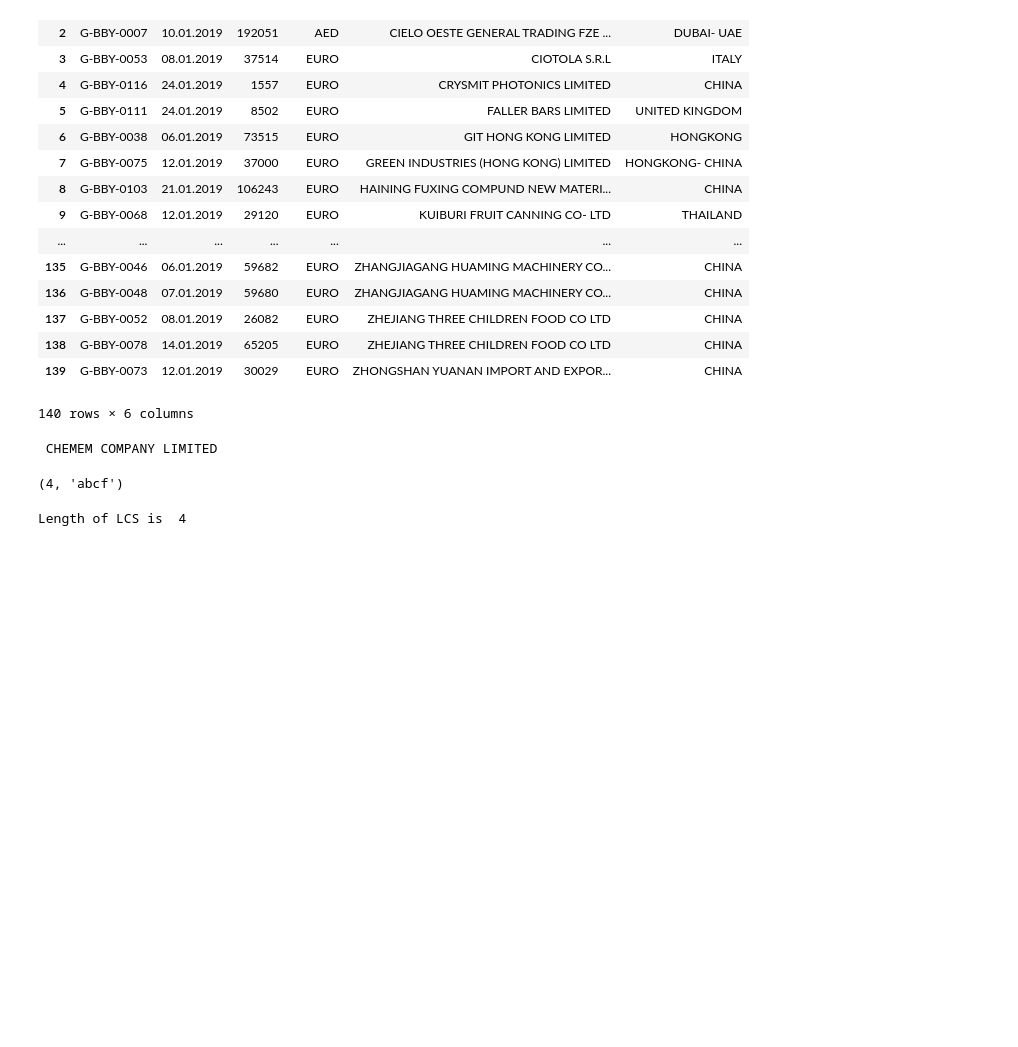
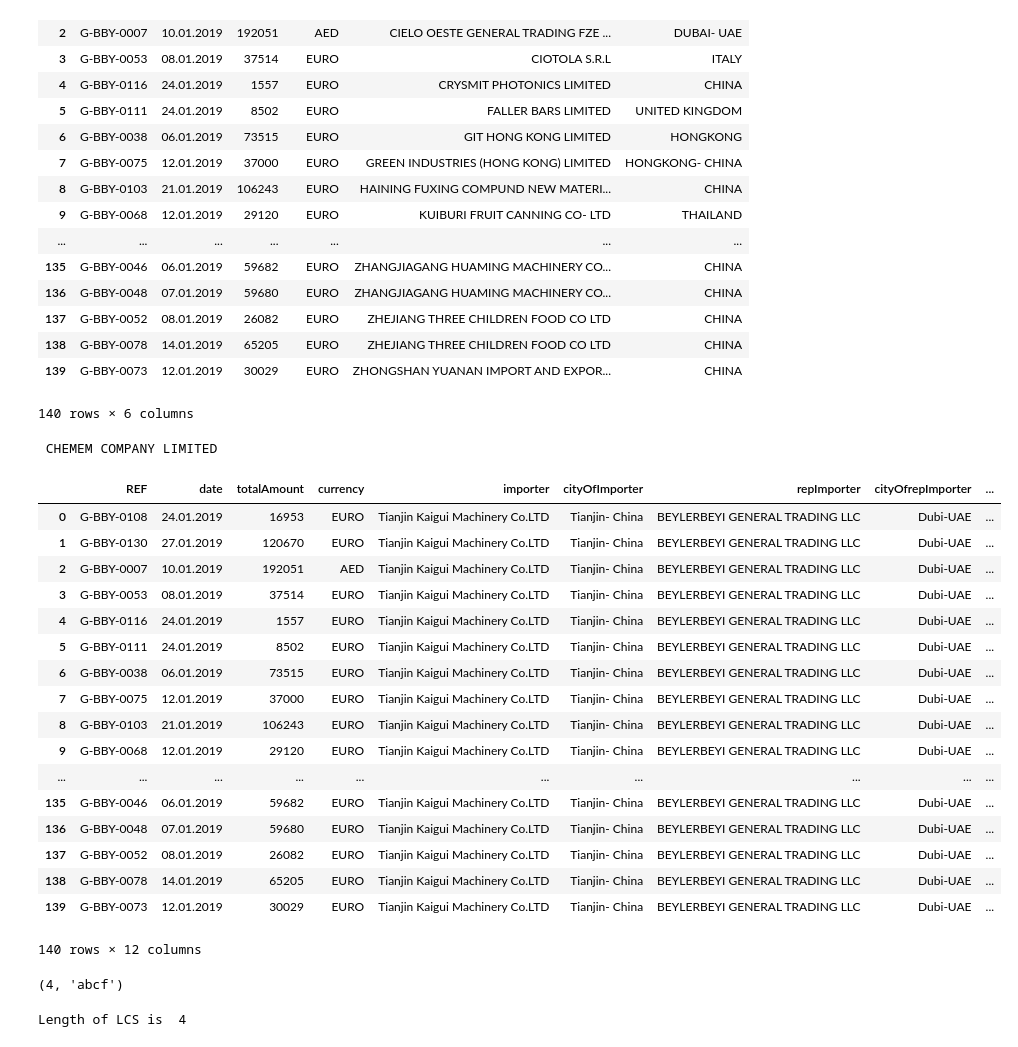
Before and after one commit to aminkhod/Abacas-transaction, a Jupyter notebook: trancript.ipynb, the cells around one changed output. Cells and saved outputs as stored; diff of their text form; code cells hidden in the pictures; blank space fills up the shorter version.

```diff
--- a/trancript.ipynb
+++ b/trancript.ipynb
@@ -141,36 +141,55 @@ print(track.loc[1, 'exporter/repExporter'])
 # %%
 #,ORIGIN,LO,DIS,INWORDS,DIS1,QTY1,UNIT1,UNITPRICE1,TOTAL1,DIS2,QTY2,UNIT2,UNITPRICE2,TOTAL2,businessType, amountInWord
 # REF, Date,IMPORTER,CTOFIM,REPPOFIM,CTOFREPOFIM,REPOFEXPORTER,CTOFREPOFEXPORTER,EXPORTER,CTOFEX,TOTALAMOUNT,Currency
-repOrMainCo = [True if ('UAE' in str(x)) else False for x in track['country']]# All type of uae
+repOrMainCo = [True if (('UAE' in str(x))or('uae' in str(x))or('U.A.E' in str(x))or('u.a.e' in str(x))) else False for x in track['country']]# All type of uae
 repExporter = []
 cityOfRepExporter = []
 exporter = []
 cityOfExporter = []
 for i in range(len(repOrMainCo)):
     if repOrMainCo[i]:
         repExporter.append(str(track.loc[i, 'exporter/repExporter']))
         cityOfRepExporter.append(str(track.loc[i, 'country']))
     else:
         repExporter.append('')
         cityOfRepExporter.append('')
 #         print(repExporter[i] , str(track.loc[i, 'exporter/repExporter']))
     if not (repOrMainCo[i]):
         exporter.append(str(track.loc[i, 'exporter/repExporter']))
         cityOfExporter.append(str(track.loc[i, 'country']))
     else:
         exporter.append('')
         cityOfExporter.append('')
 repExporter = list(repExporter)
 exporter = list(exporter)
 
 importer = np.full(len(track['refrence']),'Tianjin Kaigui Machinery Co.LTD')
 repImporter = np.full(len(track['refrence']),'BEYLERBEYI GENERAL TRADING LLC')
 cityOfImporter = np.full(len(track['refrence']),'Tianjin- China')
 cityOfrepImporter = np.full(len(track['refrence']),'Dubi-UAE')
 forPO = []
 forPO = pd.DataFrame()
 forPO['REF'],forPO['date'],forPO['totalAmount'],forPO['currency'],forPO['importer'],forPO['cityOfImporter'],forPO['repImporter'],forPO['cityOfrepImporter'],forPO['exporter'],forPO['cityOfExporter'],forPO['repExporter'],forPO['cityOfRepExporter'] = track['refrence'], track['date'],track['amount'],track['currency'],importer,cityOfImporter,repImporter,cityOfrepImporter,exporter,cityOfExporter,repExporter,cityOfRepExporter
 forPO
+# %% [output]
+|  | REF | date | totalAmount | currency | importer | cityOfImporter | repImporter | cityOfrepImporter | ... |
+| 0 | G-BBY-0108 | 24.01.2019 | 16953 | EURO | Tianjin Kaigui Machinery Co.LTD | Tianjin- China | BEYLERBEYI GENERAL TRADING LLC | Dubi-UAE | ... |
+| 1 | G-BBY-0130 | 27.01.2019 | 120670 | EURO | Tianjin Kaigui Machinery Co.LTD | Tianjin- China | BEYLERBEYI GENERAL TRADING LLC | Dubi-UAE | ... |
+| 2 | G-BBY-0007 | 10.01.2019 | 192051 | AED | Tianjin Kaigui Machinery Co.LTD | Tianjin- China | BEYLERBEYI GENERAL TRADING LLC | Dubi-UAE | ... |
+| 3 | G-BBY-0053 | 08.01.2019 | 37514 | EURO | Tianjin Kaigui Machinery Co.LTD | Tianjin- China | BEYLERBEYI GENERAL TRADING LLC | Dubi-UAE | ... |
+| 4 | G-BBY-0116 | 24.01.2019 | 1557 | EURO | Tianjin Kaigui Machinery Co.LTD | Tianjin- China | BEYLERBEYI GENERAL TRADING LLC | Dubi-UAE | ... |
+| 5 | G-BBY-0111 | 24.01.2019 | 8502 | EURO | Tianjin Kaigui Machinery Co.LTD | Tianjin- China | BEYLERBEYI GENERAL TRADING LLC | Dubi-UAE | ... |
+| 6 | G-BBY-0038 | 06.01.2019 | 73515 | EURO | Tianjin Kaigui Machinery Co.LTD | Tianjin- China | BEYLERBEYI GENERAL TRADING LLC | Dubi-UAE | ... |
+| 7 | G-BBY-0075 | 12.01.2019 | 37000 | EURO | Tianjin Kaigui Machinery Co.LTD | Tianjin- China | BEYLERBEYI GENERAL TRADING LLC | Dubi-UAE | ... |
+| 8 | G-BBY-0103 | 21.01.2019 | 106243 | EURO | Tianjin Kaigui Machinery Co.LTD | Tianjin- China | BEYLERBEYI GENERAL TRADING LLC | Dubi-UAE | ... |
+| 9 | G-BBY-0068 | 12.01.2019 | 29120 | EURO | Tianjin Kaigui Machinery Co.LTD | Tianjin- China | BEYLERBEYI GENERAL TRADING LLC | Dubi-UAE | ... |
+| ... | ... | ... | ... | ... | ... | ... | ... | ... | ... |
+| 135 | G-BBY-0046 | 06.01.2019 | 59682 | EURO | Tianjin Kaigui Machinery Co.LTD | Tianjin- China | BEYLERBEYI GENERAL TRADING LLC | Dubi-UAE | ... |
+| 136 | G-BBY-0048 | 07.01.2019 | 59680 | EURO | Tianjin Kaigui Machinery Co.LTD | Tianjin- China | BEYLERBEYI GENERAL TRADING LLC | Dubi-UAE | ... |
+| 137 | G-BBY-0052 | 08.01.2019 | 26082 | EURO | Tianjin Kaigui Machinery Co.LTD | Tianjin- China | BEYLERBEYI GENERAL TRADING LLC | Dubi-UAE | ... |
+| 138 | G-BBY-0078 | 14.01.2019 | 65205 | EURO | Tianjin Kaigui Machinery Co.LTD | Tianjin- China | BEYLERBEYI GENERAL TRADING LLC | Dubi-UAE | ... |
+| 139 | G-BBY-0073 | 12.01.2019 | 30029 | EURO | Tianjin Kaigui Machinery Co.LTD | Tianjin- China | BEYLERBEYI GENERAL TRADING LLC | Dubi-UAE | ... |
+140 rows × 12 columns
 # %%
 def lcs(s1, s2):
     matrix = [["" for x in range(len(s2))] for x in range(len(s1))]
```
